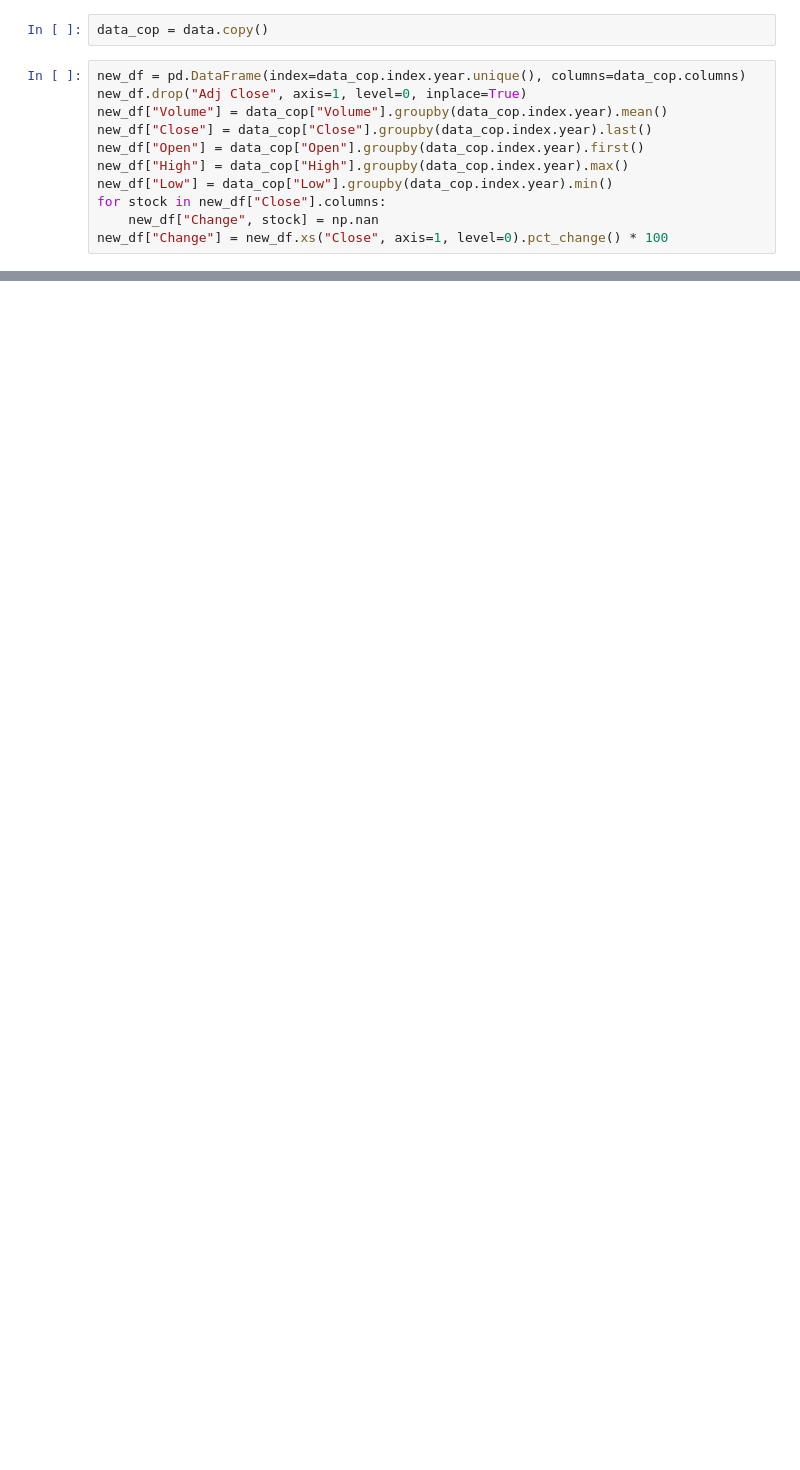
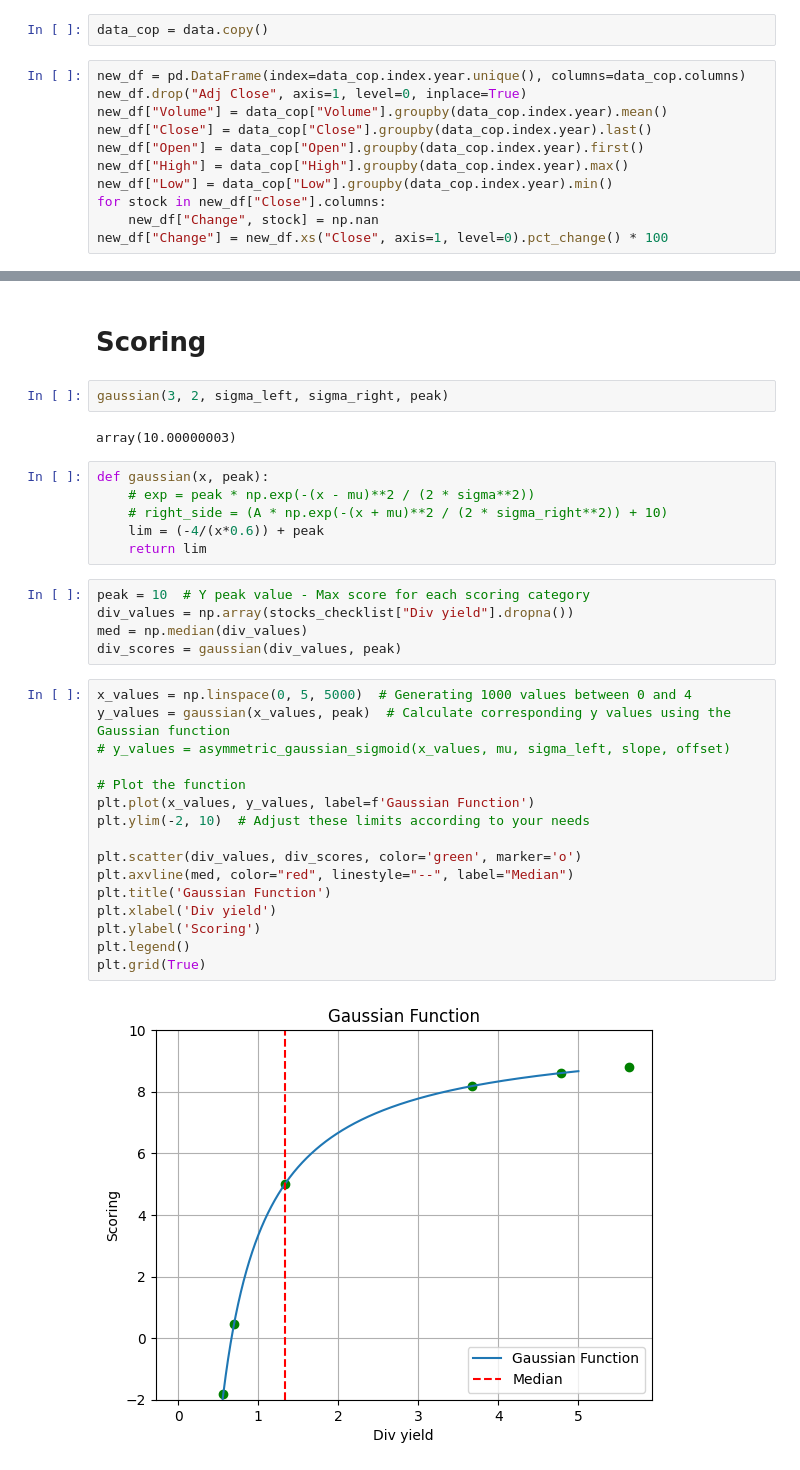
Before and after one commit to Idanq1/Stocks-Strategies, a Jupyter notebook: Investing/Checklist.ipynb, the cells around one changed output, grey strips where cells are left out. Drawn from its saved outputs; the diff is of its cells as text; blank space fills up the shorter version.

Commit message:
Scoring system

```diff
--- a/Investing/Checklist.ipynb
+++ b/Investing/Checklist.ipynb
@@ -212,0 +151,35 @@ Name: AACI, dtype: float64
+# %% [markdown]
+# Scoring
+# %%
+gaussian(3, 2, sigma_left, sigma_right, peak)
+# %% [output]
+array(10.00000003)
+# %%
+def gaussian(x, peak):
+    # exp = peak * np.exp(-(x - mu)**2 / (2 * sigma**2))
+    # right_side = (A * np.exp(-(x + mu)**2 / (2 * sigma_right**2)) + 10)
+    lim = (-4/(x*0.6)) + peak
+    return lim
+# %%
+peak = 10  # Y peak value - Max score for each scoring category
+div_values = np.array(stocks_checklist["Div yield"].dropna())
+med = np.median(div_values)
+div_scores = gaussian(div_values, peak)
+# %%
+x_values = np.linspace(0, 5, 5000)  # Generating 1000 values between 0 and 4
+y_values = gaussian(x_values, peak)  # Calculate corresponding y values using the Gaussian function
+# y_values = asymmetric_gaussian_sigmoid(x_values, mu, sigma_left, slope, offset)
+
+# Plot the function
+plt.plot(x_values, y_values, label=f'Gaussian Function')
+plt.ylim(-2, 10)  # Adjust these limits according to your needs
+
+plt.scatter(div_values, div_scores, color='green', marker='o')
+plt.axvline(med, color="red", linestyle="--", label="Median")
+plt.title('Gaussian Function')
+plt.xlabel('Div yield')
+plt.ylabel('Scoring')
+plt.legend()
+plt.grid(True)
+# %% [output]
+[figure, added]
```
Also changed, not shown: parts of 20 cells of this notebook.
